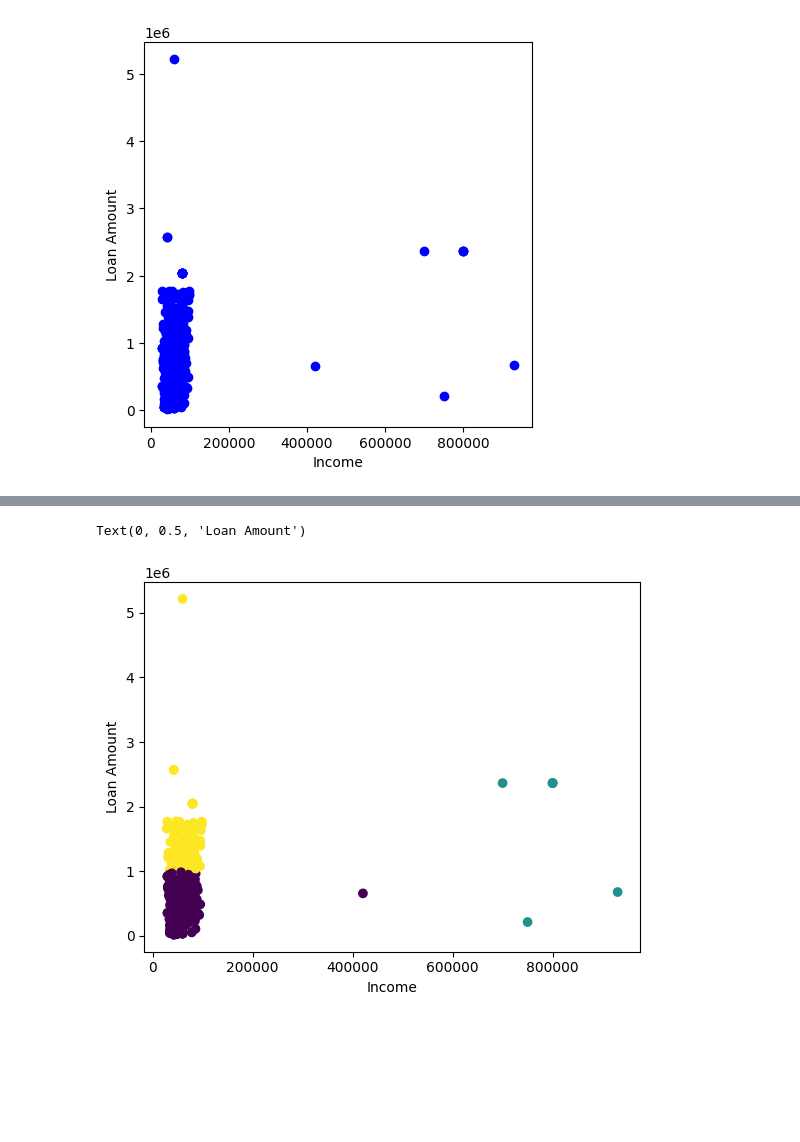
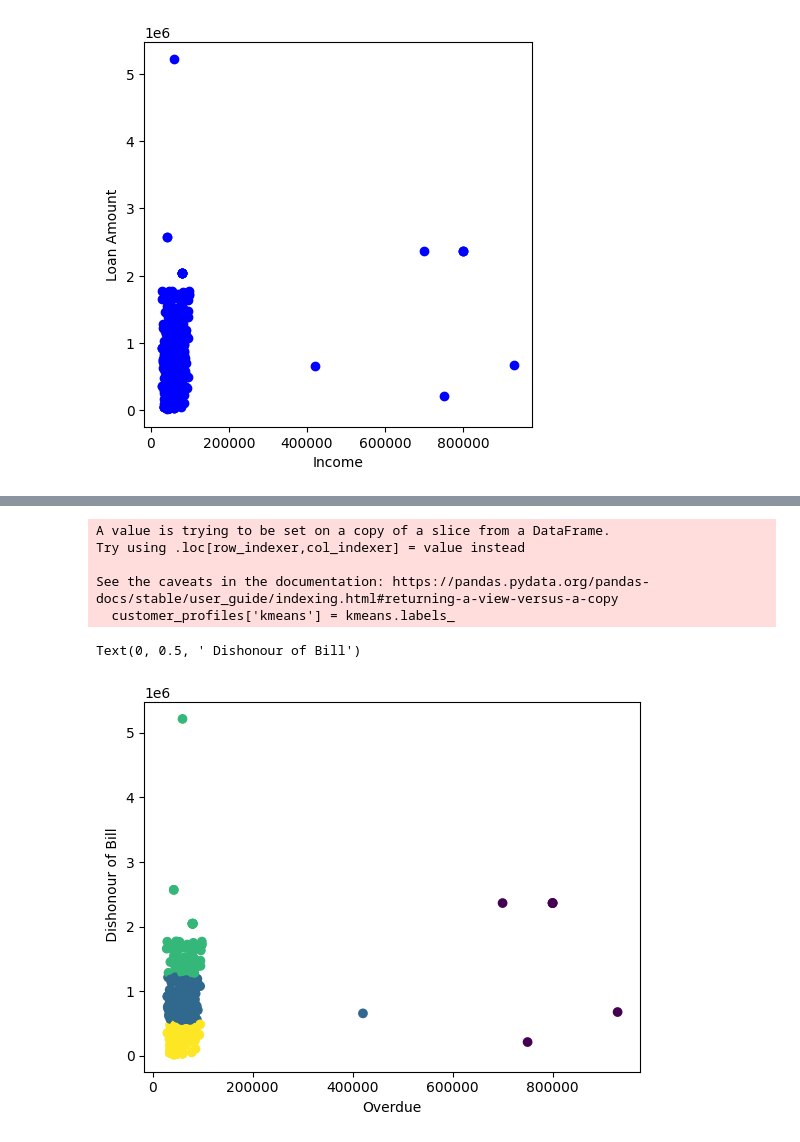
Before and after one commit to rintendou/csci415-project4, a Jupyter notebook: credit_card.ipynb, the cells around one changed output, grey strips where cells are left out. Saved outputs shown, nothing was run; the diff lists cells and outputs as text; code cells hidden in the pictures; blank space fills up the shorter version.

```diff
--- a/credit_card.ipynb
+++ b/credit_card.ipynb
@@ -129,12 +230,40 @@ optimize_k_means(standard_customer_profiles[['Income', 'Loan Amount']], 10)
-# %%
-kmeans = KMeans(n_clusters=3)
-kmeans.fit(standard_customer_profiles[['Income', 'Loan Amount']])
-
-customer_profiles['kmeans_3'] = kmeans.labels_
+# %%
+kmeans = KMeans(n_clusters=4)
+
+kmeans.fit(standard_customer_profiles[[INCOME, LOAN_AMOUNT]])
+
+
+# kmeans.fit(standard_customer_profiles[[INCOME, USE_FREQ]])
+
+
+# kmeans.fit(standard_customer_profiles[[EXPENDITURE, LOAN_AMOUNT]])
+
+
+# kmeans.fit(standard_customer_profiles[[DEBT_RECORD, LOAN_AMOUNT]])
+
+
+# ---- the ones below kinda sucked
+
+# kmeans.fit(standard_customer_profiles[[OVERDUE, USE_FREQ]])
+
+
+# kmeans.fit(standard_customer_profiles[[OVERDUE, DISHONORED_BILL]])
+
+
+
+customer_profiles['kmeans'] = kmeans.labels_
+centroids = kmeans.cluster_centers_
+# %% [output]
+A value is trying to be set on a copy of a slice from a DataFrame.
+Try using .loc[row_indexer,col_indexer] = value instead
+
+See the caveats in the documentation: https://pandas.pydata.org/pandas-docs/stable/user_guide/indexing.html#returning-a-view-versus-a-copy
+  customer_profiles['kmeans'] = kmeans.labels_
 # %%
-plt.scatter(x=customer_profiles['Income'], y=customer_profiles['Loan Amount'], c=customer_profiles['kmeans_3'])
-plt.xlabel('Income')
-plt.ylabel('Loan Amount')
+plt.scatter(x=customer_profiles[INCOME], y=customer_profiles[LOAN_AMOUNT], c=customer_profiles['kmeans'])
+# plt.scatter(centroids[:, 0], centroids[:, 1], marker='x', c='black', s=169, linewidths=2, zorder=10)
+plt.xlabel(OVERDUE)
+plt.ylabel(DISHONORED_BILL)
 # %% [output]
-Text(0, 0.5, 'Loan Amount')
+Text(0, 0.5, ' Dishonour of Bill')
-[figure, old version]
+[figure, new version]
```
Also changed, not shown: parts of 15 cells of this notebook.
